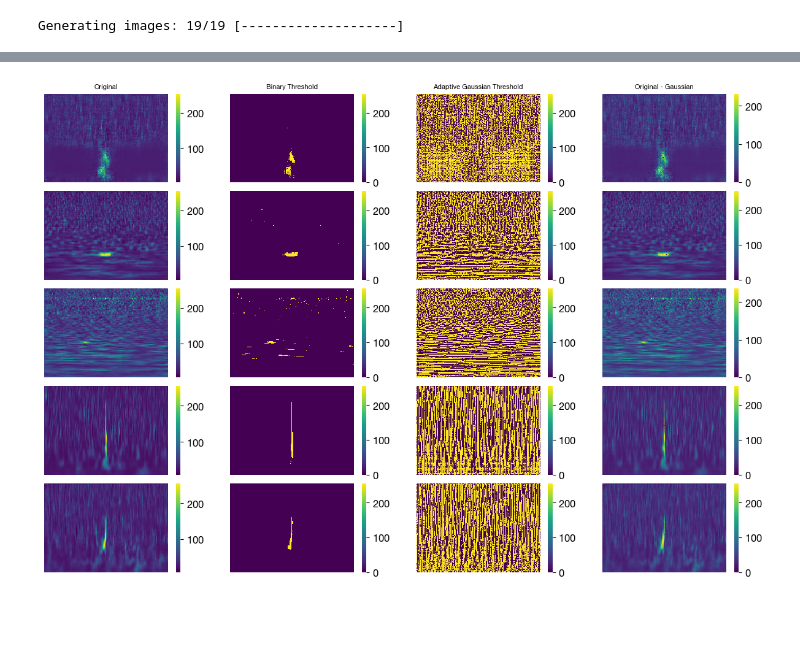
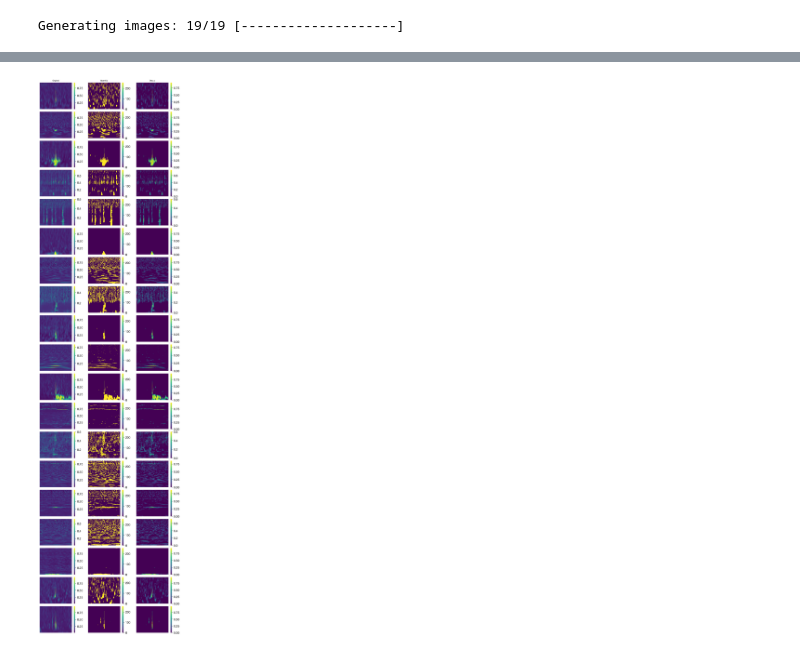
Before and after one commit to sStaite/TNAgen, a Jupyter notebook: TNAgen/noise_removal.ipynb, the cells around one changed output, grey strips where cells are left out. Drawn from its saved outputs; the diff is of its cells as text; code cells hidden in the pictures; blank space fills up the shorter version.

Commit message:
otsu thresholding works, can be seein the noise_removal.ipynb

```diff
--- a/TNAgen/noise_removal.ipynb
+++ b/TNAgen/noise_removal.ipynb
@@ -9,8 +9,6 @@ import os
 generator = Generator()
 
 q = generator.generate_all(1, clean=False)[0]
-
-n_images = 5
 # %% [output]
 Generating images: 19/19 [--------------------]
 # %%
@@ -29,38 +48,32 @@ for i in range(n_images):
 # %%
-# adaptive threshold - hmmm
+# Otsu's thresholding - looks good!
 
-fig, axarr = plt.subplots(n_images, 4, figsize = (15, 10), sharey=True, sharex=True)
-titles = ["Original", "Binary Threshold", "Adaptive Gaussian Threshold", "Original - Gaussian"]
+fig, axarr = plt.subplots(q.shape[0], 3, figsize = (10, 40), sharey=True, sharex=True)
+titles = ["Original", "OpenCV", "Otsu.c"]
 
 
-for i in range(n_images):
+for i in range(q.shape[0]):
     orig = q[i]
+    cleaned = cleaned_data[i]
+
     img = (255 * orig / orig.max()).astype(np.uint8)
 
-    _,th1 = cv2.threshold(img,127,255,cv2.THRESH_BINARY)
+    ret2,th2 = cv2.threshold(img,0,255,cv2.THRESH_OTSU)
 
-    th2 = cv2.adaptiveThreshold(img,255,cv2.ADAPTIVE_THRESH_MEAN_C,\
-            cv2.THRESH_BINARY,5,1)
-
-    th3 = cv2.adaptiveThreshold(img,255,cv2.ADAPTIVE_THRESH_GAUSSIAN_C,\
-            cv2.THRESH_BINARY,5,1)
-
-    b = sns.heatmap(img, cmap='viridis', ax=axarr[i, 0])
+    b = sns.heatmap(orig, cmap='viridis', ax=axarr[i, 0])
     b.axis("off")
 
-    c = sns.heatmap(th1, cmap='viridis', ax=axarr[i, 1])
+    c = sns.heatmap(th2, cmap='viridis', ax=axarr[i, 1])
     c.axis("off")
 
-    e = sns.heatmap(th3, cmap='viridis', ax=axarr[i, 2])
+    e = sns.heatmap(cleaned, cmap='viridis', ax=axarr[i, 2])
     e.axis("off")
 
-    f = sns.heatmap(img - th3, cmap='viridis', ax=axarr[i, 3])
-    f.axis("off")
 
-for i in range(4):
+for i in range(len(titles)):
     axarr[0, i].axis("off")
     axarr[0, i].set_title(titles[i], fontweight='bold', fontsize=8)
 
 fig.subplots_adjust(hspace=0.1, bottom=0.1)
 # %% [output]
-[figure, old version]
+[figure, new version]
```
Also changed, not shown: parts of 5 cells of this notebook, 7 other files.
